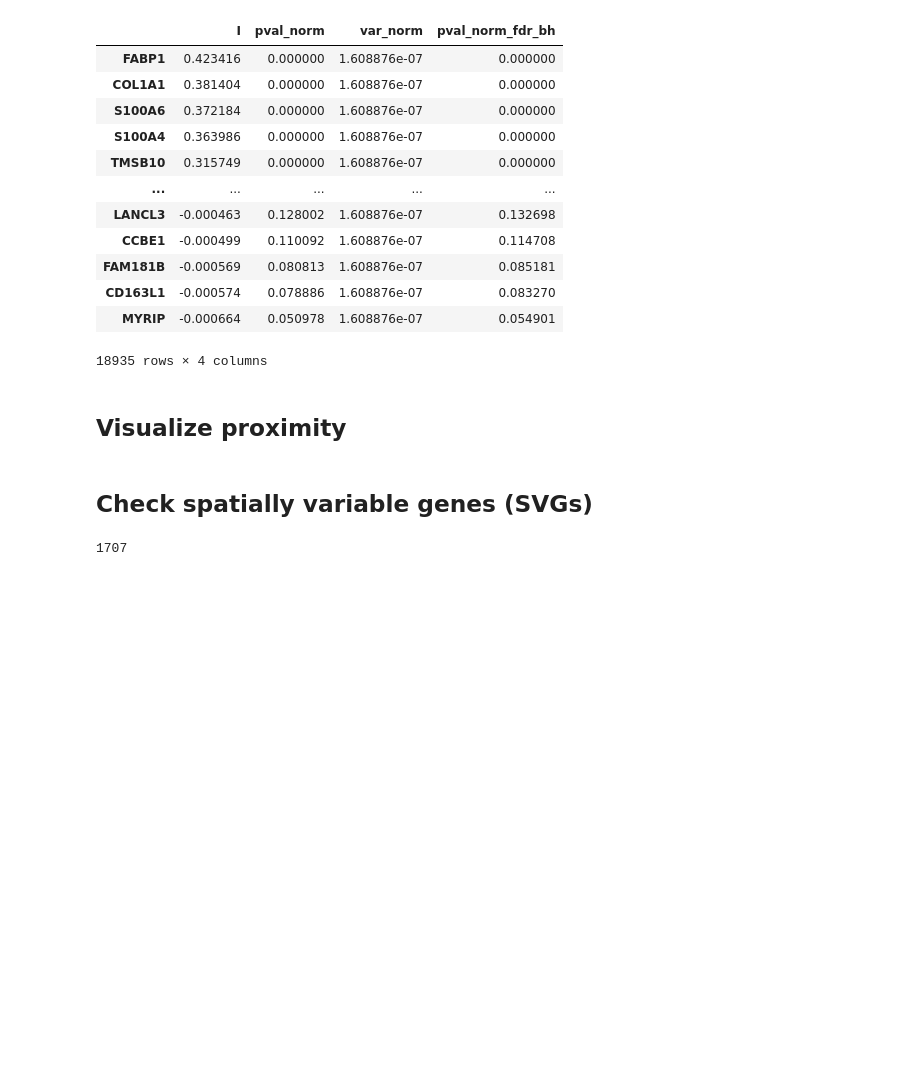
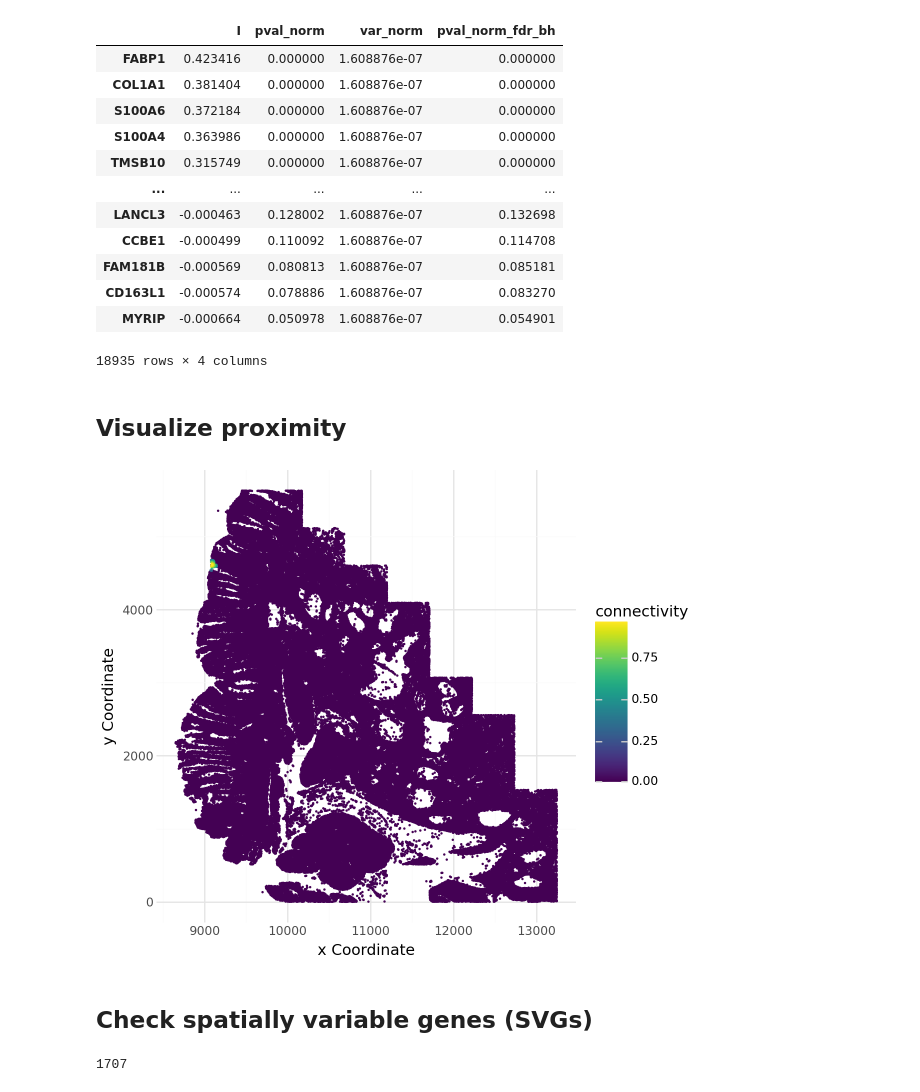
Before and after one commit to AtheerAS/liana-py, a Jupyter notebook: docs/source/notebooks/inflow_score_tutorial.ipynb, the cells around one changed output. Saved outputs shown, nothing was run; the diff lists cells and outputs as text; code cells hidden in the pictures; blank space fills up the shorter version.

Commit message:
add visualize proximity plot

```diff
--- a/docs/source/notebooks/inflow_score_tutorial.ipynb
+++ b/docs/source/notebooks/inflow_score_tutorial.ipynb
@@ -88,6 +88,10 @@ adata.uns['moranI']
 18935 rows × 4 columns
 # %% [markdown]
 ## Visualize proximity
+# %%
+li.pl.connectivity(adata, idx=0, size=0.001, figure_size=(6, 5))
+# %% [output]
+[figure, added]
 # %% [markdown]
 ## Check spatially variable genes (SVGs)
 # %%
```
